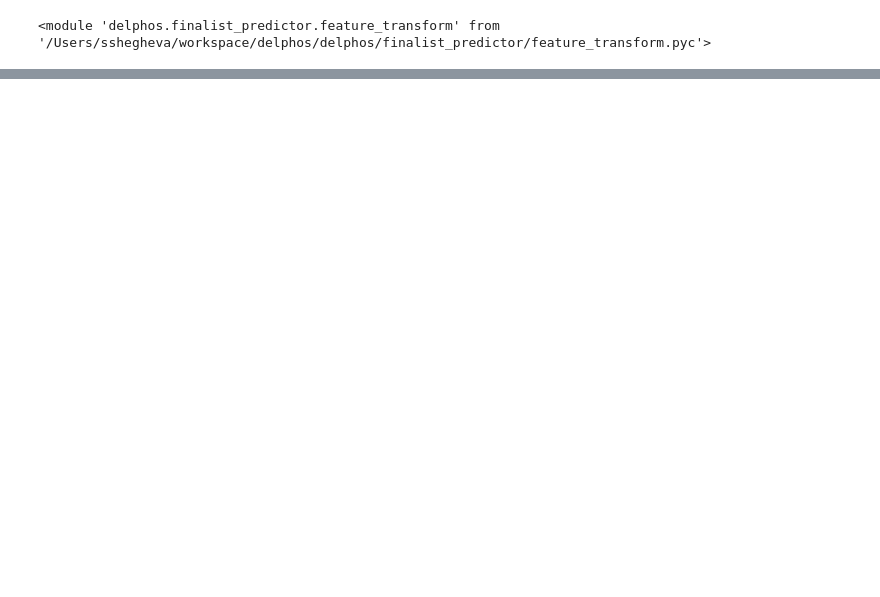
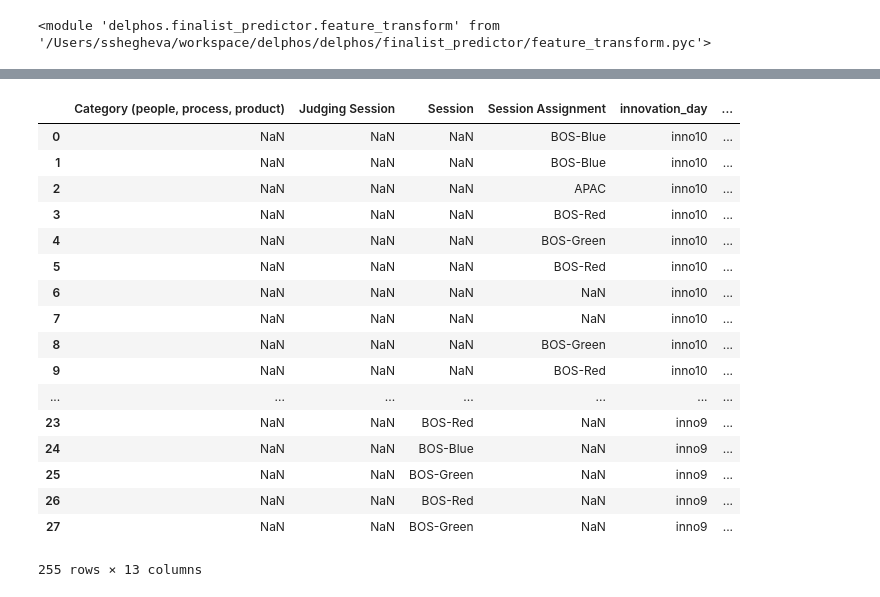
Before and after one commit to sshegheva/delphos, a Jupyter notebook: notebooks/delphos-predictor.ipynb, the cells around one changed output, grey strips where cells are left out. Drawn from its saved outputs; the diff is of its cells as text; code cells hidden in the pictures; blank space fills up the shorter version.

```diff
--- a/notebooks/delphos-predictor.ipynb
+++ b/notebooks/delphos-predictor.ipynb
@@ -96 +92,22 @@ fe.df.members.apply(lambda x: len(''.join(x)))
 Name: members, dtype: int64
+# %%
+inno_frame
+# %% [output]
+|  | Category (people, process, product) | Judging Session | Session | Session Assignment | innovation_day | ... |
+| 0 | NaN | NaN | NaN | BOS-Blue | inno10 | ... |
+| 1 | NaN | NaN | NaN | BOS-Blue | inno10 | ... |
+| 2 | NaN | NaN | NaN | APAC | inno10 | ... |
+| 3 | NaN | NaN | NaN | BOS-Red | inno10 | ... |
+| 4 | NaN | NaN | NaN | BOS-Green | inno10 | ... |
+| 5 | NaN | NaN | NaN | BOS-Red | inno10 | ... |
+| 6 | NaN | NaN | NaN | NaN | inno10 | ... |
+| 7 | NaN | NaN | NaN | NaN | inno10 | ... |
+| 8 | NaN | NaN | NaN | BOS-Green | inno10 | ... |
+| 9 | NaN | NaN | NaN | BOS-Red | inno10 | ... |
+| ... | ... | ... | ... | ... | ... | ... |
+| 23 | NaN | NaN | BOS-Red | NaN | inno9 | ... |
+| 24 | NaN | NaN | BOS-Blue | NaN | inno9 | ... |
+| 25 | NaN | NaN | BOS-Green | NaN | inno9 | ... |
+| 26 | NaN | NaN | BOS-Red | NaN | inno9 | ... |
+| 27 | NaN | NaN | BOS-Green | NaN | inno9 | ... |
+255 rows × 13 columns
```
Also changed, not shown: parts of 10 cells of this notebook, 3 other files.
